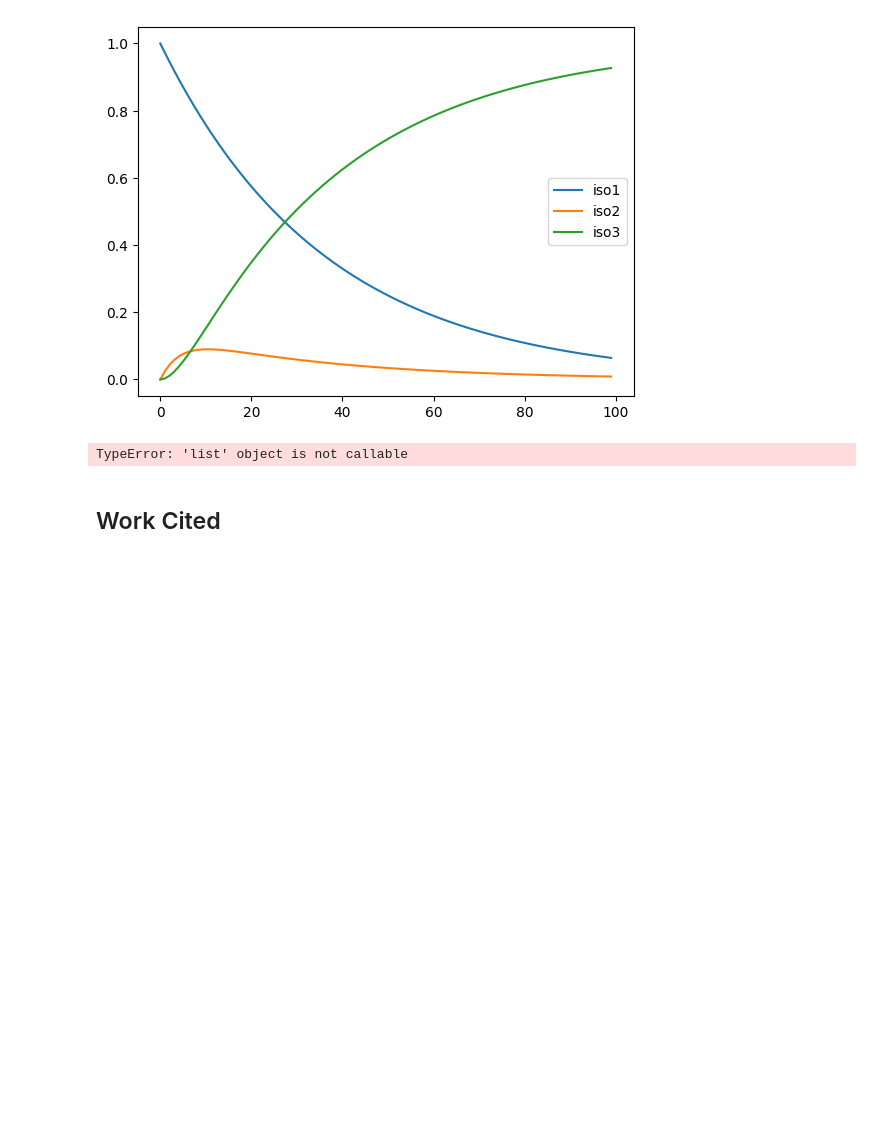
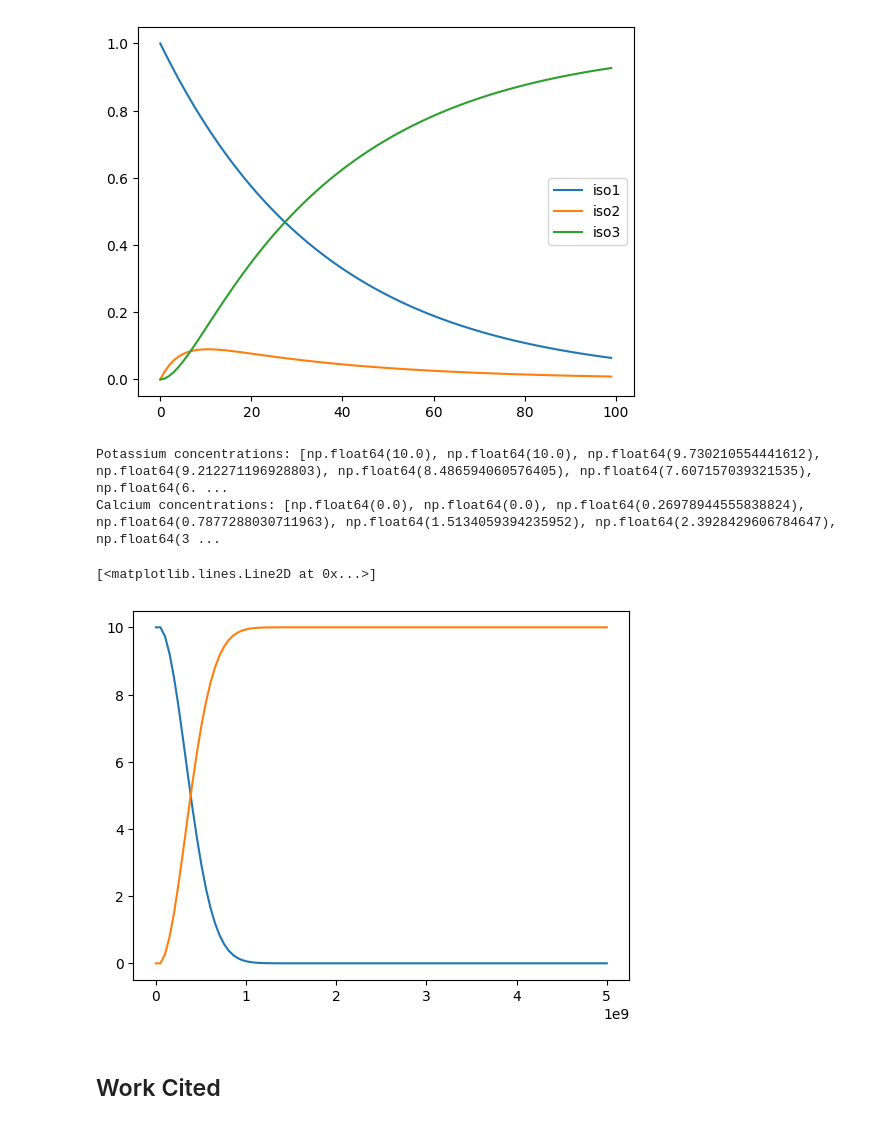
Before and after one commit to Quuppie/MarkovShenanigans, a Jupyter notebook: CollabCopy_Markov_Chain_Modelling.ipynb, the cells around one changed output. Saved outputs shown, nothing was run; the diff lists cells and outputs as text; code cells hidden in the pictures; blank space fills up the shorter version.

Commit message:
markov chain that looks ok... John could you look this over please?

```diff
--- a/CollabCopy_Markov_Chain_Modelling.ipynb
+++ b/CollabCopy_Markov_Chain_Modelling.ipynb
@@ -800,24 +800,47 @@ plt.show()
 (4, 100)
 [figure]
 [figure]
-# %%
-#2 deep markov chain , half life = 1.28*10**9
-K0= 10
-half_life = 1.28*10**9
-
-u_0 = np.array([10,0])# 10 K, 0 Ca.
-K = []
-Ca = []
-
-for t in times:
-    conc_k = np.exp(-t*np.log(2)/(half_life))
-    prob_k_ca = conc_k
-    prob_ca_ca = 1
-    prob_k_k = 1-conc_k
-    #prob of ca -> k = 0
-    T = np.array([[prob_k_k, 0],[prob_k_ca, prob_ca_ca]])
-# %% [output]
-TypeError: 'list' object is not callable
+# %%
+
+import numpy as np
+
+half_life = 1.28 * 10**9  # Half-life of K
+u_0 = np.array([10.0, 0.0])  # Initial concentrations: 10 K, 0 Ca
+times = np.linspace(0, 5e9, 100)  # Time steps (0 to 5 billion years)
+
+# Arrays to store concentrations over time
+K = []
+Ca = []
+
+# Iterative computation of concentrations
+for t in times:
+    K.append(u_0[0])  # Record current potassium concentration
+    Ca.append(u_0[1])  # Record current calcium concentration
+
+    # Transition probabilities
+    prob_k_k = np.exp(-t * np.log(2) / half_life)  # Probability K remains K
+    prob_k_ca = 1 - prob_k_k  # Probability K decays into Ca
+
+    # Transition matrix
+    T = np.array([[prob_k_k, 0],  # K to K remains
+                  [1 - prob_k_k, 1]])  # K to Ca increases; Ca remains Ca
+
+    # Update concentrations using matrix multiplication
+    u = T @ u_0
+    u_0 = u
+
+
+# Output the results
+print("Potassium concentrations:", K)
+print("Calcium concentrations:", Ca)
+
+plt.plot(times,K)
+plt.plot(times,Ca)
+# %% [output]
+Potassium concentrations: [np.float64(10.0), np.float64(10.0), np.float64(9.730210554441612), np.float64(9.212271196928803), np.float64(8.486594060576405), np.float64(7.607157039321535), np.float64(6. ...
+Calcium concentrations: [np.float64(0.0), np.float64(0.0), np.float64(0.26978944555838824), np.float64(0.7877288030711963), np.float64(1.5134059394235952), np.float64(2.3928429606784647), np.float64(3 ...
+[<matplotlib.lines.Line2D at 0x...>]
+[figure, added]
 # %% [markdown]
 <h2>
   Work Cited
```
